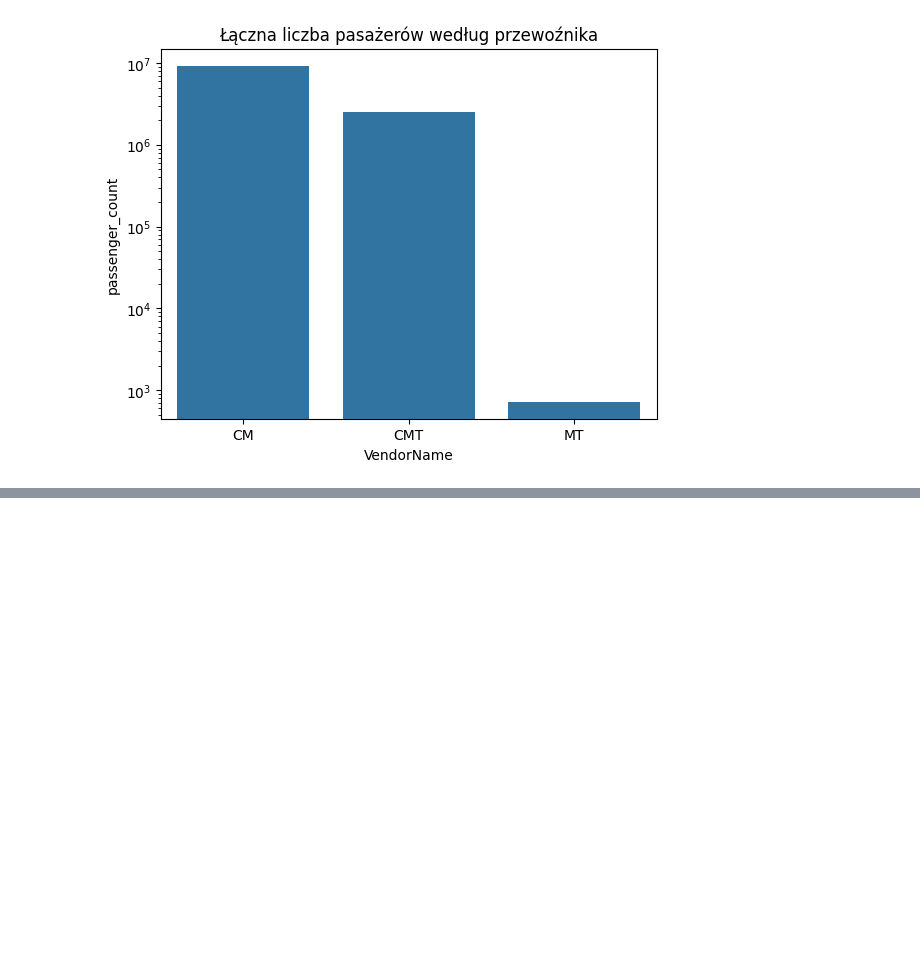
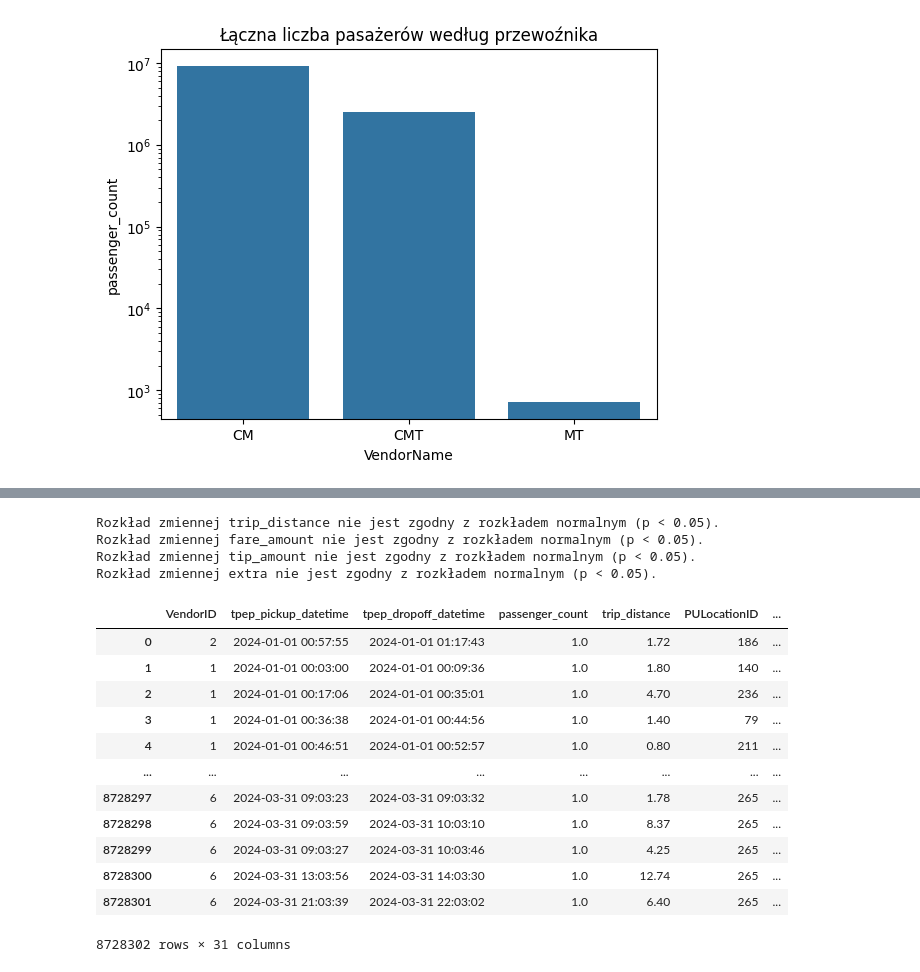
Before and after one commit to piotrkoz00/ds360-task-pmk, a Jupyter notebook: PMK_analiza_NYC.ipynb, the cells around one changed output, grey strips where cells are left out. Drawn from its saved outputs; the diff is of its cells as text; code cells hidden in the pictures; blank space fills up the shorter version.

```diff
--- a/PMK_analiza_NYC.ipynb
+++ b/PMK_analiza_NYC.ipynb
@@ -425,0 +430,15 @@ TypeError: title() missing 1 required positional argument: 'label'
+# %%
+# Lista zmiennych ciągłych do testowania
+columns_to_test = ['trip_distance', 'fare_amount', 'tip_amount', 'extra']
+
+for col in columns_to_test:
+    stat, p = shapiro(df[col])
+    if p < 0.05:
+        print(f"Rozkład zmiennej {col} nie jest zgodny z rozkładem normalnym (p < 0.05).")
+    else:
+        print(f"Rozkład zmiennej {col} jest zgodny z rozkładem normalnym (p >= 0.05).")
+# %% [output]
+Rozkład zmiennej trip_distance nie jest zgodny z rozkładem normalnym (p < 0.05).
+Rozkład zmiennej fare_amount nie jest zgodny z rozkładem normalnym (p < 0.05).
+Rozkład zmiennej tip_amount nie jest zgodny z rozkładem normalnym (p < 0.05).
+Rozkład zmiennej extra nie jest zgodny z rozkładem normalnym (p < 0.05).
@@ -425,0 +452,17 @@ TypeError: title() missing 1 required positional argument: 'label'
+# %%
+df = pd.read_csv('nyc_yellow_taxi_clean.csv')
+df
+# %% [output]
+|  | VendorID | tpep_pickup_datetime | tpep_dropoff_datetime | passenger_count | trip_distance | PULocationID | ... |
+| 0 | 2 | 2024-01-01 00:57:55 | 2024-01-01 01:17:43 | 1.0 | 1.72 | 186 | ... |
+| 1 | 1 | 2024-01-01 00:03:00 | 2024-01-01 00:09:36 | 1.0 | 1.80 | 140 | ... |
+| 2 | 1 | 2024-01-01 00:17:06 | 2024-01-01 00:35:01 | 1.0 | 4.70 | 236 | ... |
+| 3 | 1 | 2024-01-01 00:36:38 | 2024-01-01 00:44:56 | 1.0 | 1.40 | 79 | ... |
+| 4 | 1 | 2024-01-01 00:46:51 | 2024-01-01 00:52:57 | 1.0 | 0.80 | 211 | ... |
+| ... | ... | ... | ... | ... | ... | ... | ... |
+| 8728297 | 6 | 2024-03-31 09:03:23 | 2024-03-31 09:03:32 | 1.0 | 1.78 | 265 | ... |
+| 8728298 | 6 | 2024-03-31 09:03:59 | 2024-03-31 10:03:10 | 1.0 | 8.37 | 265 | ... |
+| 8728299 | 6 | 2024-03-31 09:03:27 | 2024-03-31 10:03:46 | 1.0 | 4.25 | 265 | ... |
+| 8728300 | 6 | 2024-03-31 13:03:56 | 2024-03-31 14:03:30 | 1.0 | 12.74 | 265 | ... |
+| 8728301 | 6 | 2024-03-31 21:03:39 | 2024-03-31 22:03:02 | 1.0 | 6.40 | 265 | ... |
+8728302 rows × 31 columns
```
Also changed, not shown: parts of 19 cells of this notebook, 1 other file.
